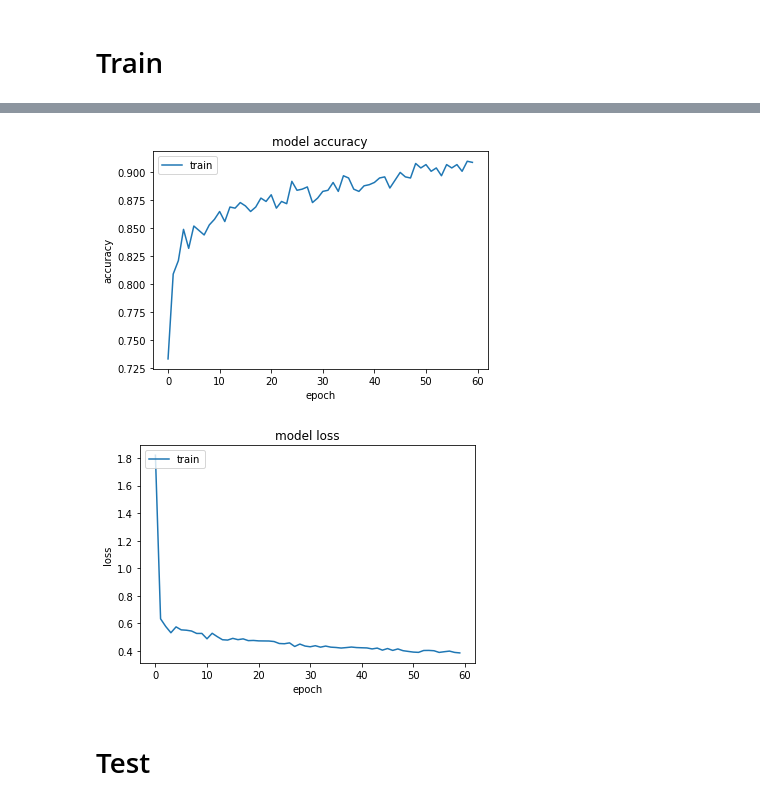
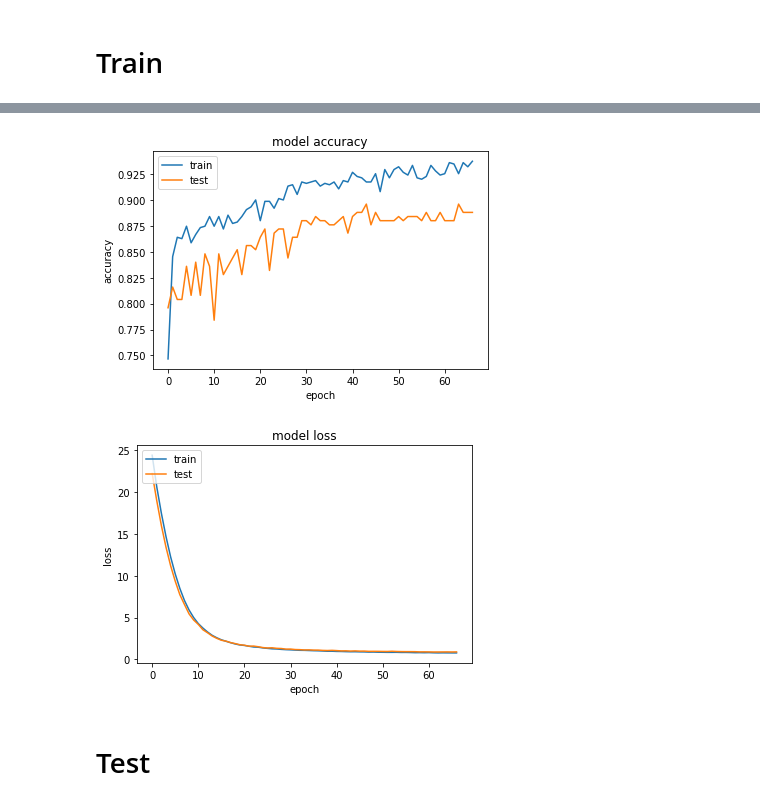
Before and after one commit to Tyred/TimeSeriesClassification, a Jupyter notebook: CNN.ipynb, the cells around one changed output, grey strips where cells are left out. Saved outputs shown, nothing was run; the diff lists cells and outputs as text; code cells hidden in the pictures.

```diff
--- a/CNN.ipynb
+++ b/CNN.ipynb
@@ -58,0 +56,8 @@ Test data shape: (370, 2709)
+# %%
+train_data, val_data, train_labels, val_labels = train_test_split(train_data, train_labels, test_size=0.25, random_state=42)
+
+print("Train data shape:", train_data.shape)
+print("Validation data shape:", val_data.shape)
+print("Test data shape:", test_data.shape)
+
+print(val_labels.shape)
@@ -98,9 +108,9 @@ train_data    = np.array(train_data)[shuffle_idx]
 train_labels  = np.array(train_labels)[shuffle_idx]
 
 train_data = tf.cast(train_data, tf.float32)
+val_data   = tf.cast(val_data , tf.float32)
 test_data  = tf.cast(test_data , tf.float32)
 
 train_data = tf.expand_dims(train_data, axis=-1)
+val_data   = tf.expand_dims(val_data,   axis=-1)
 test_data  = tf.expand_dims(test_data , axis=-1)
-print(train_data.shape)
-print(test_data.shape)
@@ -242,13 +248,25 @@ lr_schedule = tf.keras.optimizers.schedules.ExponentialDecay(
     staircase = False
 )
 
+my_callbacks = [
+        keras.callbacks.EarlyStopping(monitor='val_loss', patience=5),
+        keras.callbacks.ModelCheckpoint(save_best_only=True,
+                                        filepath='best_model.h5',
+                                        save_weights_only=True,
+                                        monitor='val_loss'
+                                        )
+]
+
 cnn.compile(optimizer=keras.optimizers.Adam(learning_rate=lr_schedule),
             loss='sparse_categorical_crossentropy',
             metrics=['accuracy'])
 
 batch_size = 32
-epochs = 60
+epochs = 100
 
 history = cnn.fit(train_data, train_labels,
           epochs=epochs,
-          batch_size=batch_size)
+          batch_size=batch_size,
+          validation_data=(val_data, val_labels),
+          callbacks=my_callbacks)
+cnn.load_weights('best_model.h5')
@@ -255,21 +291,23 @@ history = cnn.fit(train_data, train_labels,
 # %%
 plt.plot(history.history['accuracy'])
+plt.plot(history.history['val_accuracy'])
 plt.title('model accuracy')
 plt.ylabel('accuracy')
 plt.xlabel('epoch')
-plt.legend(['train'], loc='upper left')
+plt.legend(['train', 'test'], loc='upper left')
 plt.show()
 # %% [output]
-[figure, old version]
+[figure, new version]
 # %%
 plt.plot(history.history['loss'])
+plt.plot(history.history['val_loss'])
 plt.title('model loss')
 plt.ylabel('loss')
 plt.xlabel('epoch')
-plt.legend(['train'], loc='upper left')
+plt.legend(['train', 'test'], loc='upper left')
 plt.show()
 # %% [output]
-[figure, old version]
+[figure, new version]
 # %% [markdown]
 # Test
 # %%
```
Also changed, not shown: parts of 10 cells of this notebook.
